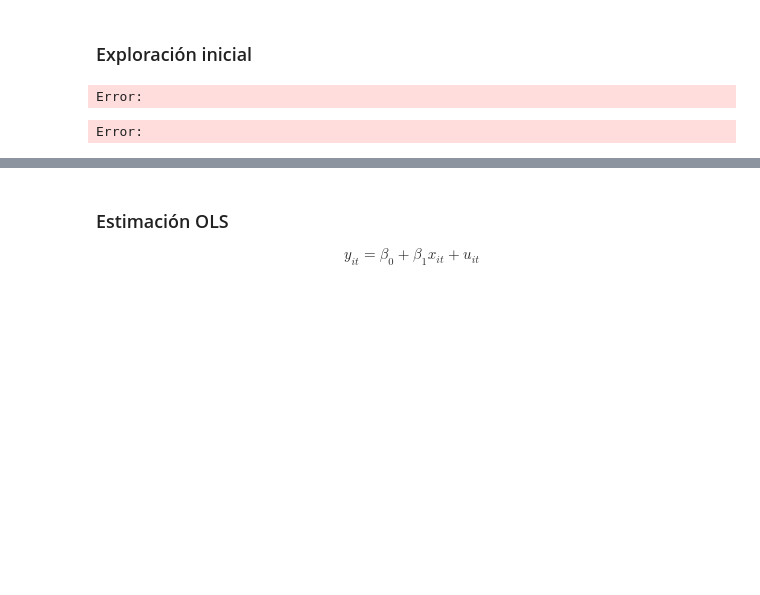
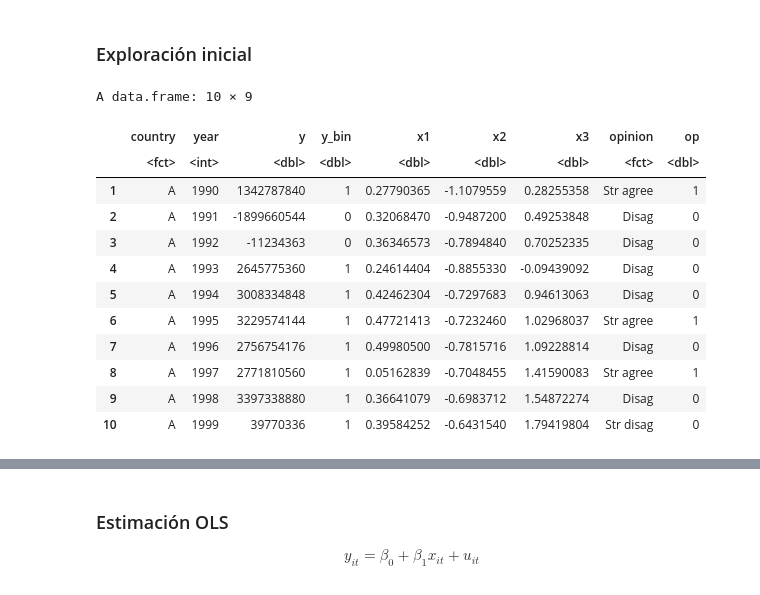
Before and after one commit to luischanci/econometria_luischanci_com, a Jupyter notebook: _sources/content/Ch_Panel/pract_panel_r.ipynb, the cells around one changed output, grey strips where cells are left out. Drawn from its saved outputs; the diff is of its cells as text; code cells hidden in the pictures; blank space fills up the shorter version.

```diff
--- a/_sources/content/Ch_Panel/pract_panel_r.ipynb
+++ b/_sources/content/Ch_Panel/pract_panel_r.ipynb
@@ -6,19 +6,24 @@
 ### Exploración inicial
 # %%
 # Lectura de datos y exploración inicial de la base
-
+options(warn=-1)
 library(foreign)
 Panel <- read.dta("http://dss.princeton.edu/training/Panel101.dta") # Source: http://dss.princeton.edu/training,
 View(head(Panel,10))
 # %% [output]
-Error:
+A data.frame: 10 × 9
+|  | country | year | y | y_bin | x1 | x2 | x3 | opinion | op |
+|  | <fct> | <int> | <dbl> | <dbl> | <dbl> | <dbl> | <dbl> | <fct> | <dbl> |
+| 1 | A | 1990 | 1342787840 | 1 | 0.27790365 | -1.1079559 | 0.28255358 | Str agree | 1 |
+| 2 | A | 1991 | -1899660544 | 0 | 0.32068470 | -0.9487200 | 0.49253848 | Disag | 0 |
+| 3 | A | 1992 | -11234363 | 0 | 0.36346573 | -0.7894840 | 0.70252335 | Disag | 0 |
+| 4 | A | 1993 | 2645775360 | 1 | 0.24614404 | -0.8855330 | -0.09439092 | Disag | 0 |
+| 5 | A | 1994 | 3008334848 | 1 | 0.42462304 | -0.7297683 | 0.94613063 | Disag | 0 |
+| 6 | A | 1995 | 3229574144 | 1 | 0.47721413 | -0.7232460 | 1.02968037 | Str agree | 1 |
+| 7 | A | 1996 | 2756754176 | 1 | 0.49980500 | -0.7815716 | 1.09228814 | Disag | 0 |
+| 8 | A | 1997 | 2771810560 | 1 | 0.05162839 | -0.7048455 | 1.41590083 | Str agree | 1 |
+| 9 | A | 1998 | 3397338880 | 1 | 0.36641079 | -0.6983712 | 1.54872274 | Disag | 0 |
+| 10 | A | 1999 | 39770336 | 1 | 0.39584252 | -0.6431540 | 1.79419804 | Str disag | 0 |
-# %%
-# gráficamente: diferencias entre países
-
-library(gplots)
-plotmeans(y ~ country, main="Heterogeneidad entre países", data=Panel)
-# %% [output]
-Error:
 # %%
 # gráficamente: diferencias a través del tiempo
 
```
Also changed, not shown: parts of 6 cells of this notebook, 51 other files.
